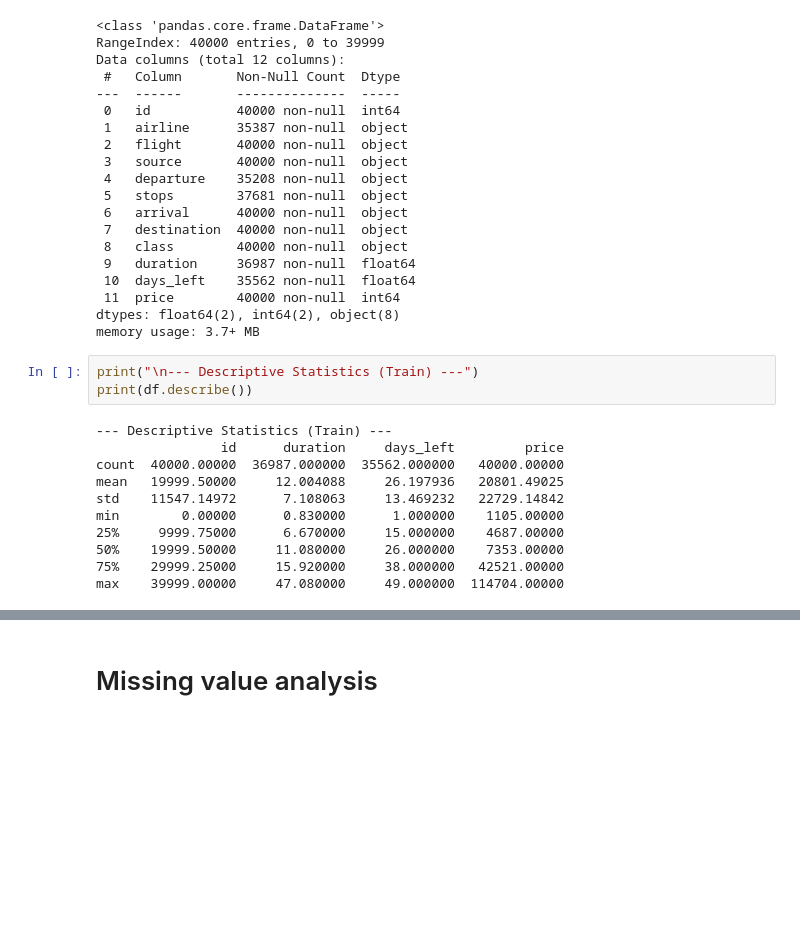
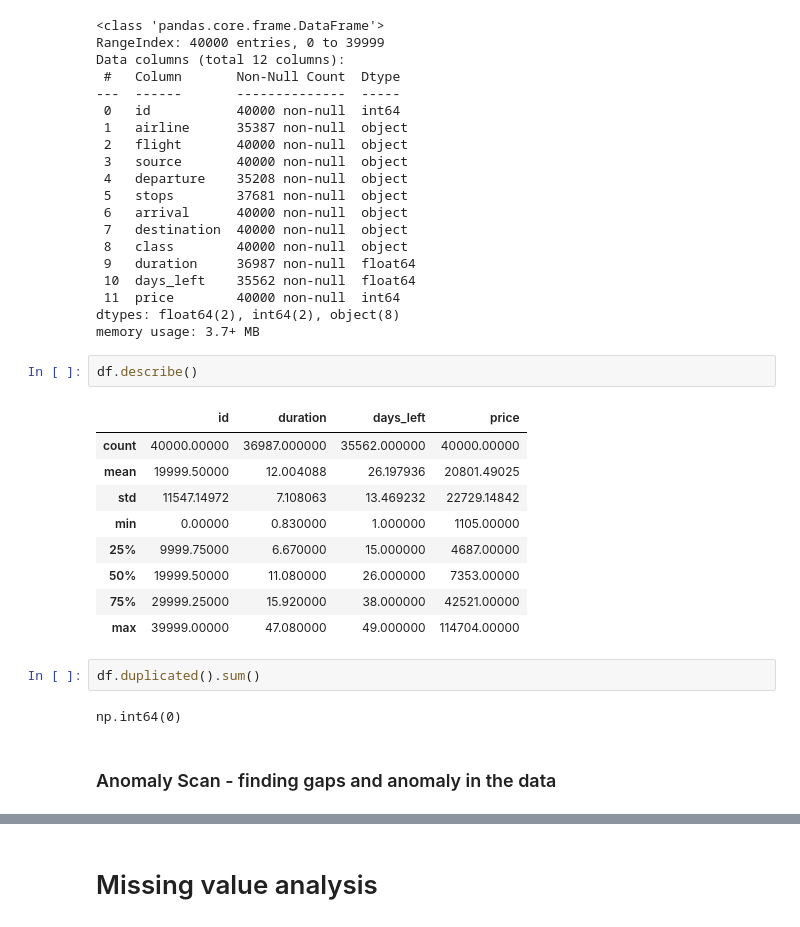
Before and after one commit to satyaiitm/Flight-Ticket-Price-Prediction-ML, a Jupyter notebook: notebooks/EDA.ipynb, the cells around one changed output, grey strips where cells are left out. Saved outputs shown, nothing was run; the diff lists cells and outputs as text; blank space fills up the shorter version.

Commit message:
clean data, eda

```diff
--- a/notebooks/EDA.ipynb
+++ b/notebooks/EDA.ipynb
@@ -42,16 +42,20 @@ Data columns (total 12 columns):
 dtypes: float64(2), int64(2), object(8)
 memory usage: 3.7+ MB
 # %%
-print("\n--- Descriptive Statistics (Train) ---")
-print(df.describe())
+df.describe()
 # %% [output]
---- Descriptive Statistics (Train) ---
-                id      duration     days_left         price
-count  40000.00000  36987.000000  35562.000000   40000.00000
-mean   19999.50000     12.004088     26.197936   20801.49025
-std    11547.14972      7.108063     13.469232   22729.14842
-min        0.00000      0.830000      1.000000    1105.00000
-25%     9999.75000      6.670000     15.000000    4687.00000
-50%    19999.50000     11.080000     26.000000    7353.00000
-75%    29999.25000     15.920000     38.000000   42521.00000
-max    39999.00000     47.080000     49.000000  114704.00000
+|  | id | duration | days_left | price |
+| count | 40000.00000 | 36987.000000 | 35562.000000 | 40000.00000 |
+| mean | 19999.50000 | 12.004088 | 26.197936 | 20801.49025 |
+| std | 11547.14972 | 7.108063 | 13.469232 | 22729.14842 |
+| min | 0.00000 | 0.830000 | 1.000000 | 1105.00000 |
+| 25% | 9999.75000 | 6.670000 | 15.000000 | 4687.00000 |
+| 50% | 19999.50000 | 11.080000 | 26.000000 | 7353.00000 |
+| 75% | 29999.25000 | 15.920000 | 38.000000 | 42521.00000 |
+| max | 39999.00000 | 47.080000 | 49.000000 | 114704.00000 |
+# %%
+df.duplicated().sum()
+# %% [output]
+np.int64(0)
+# %% [markdown]
+### Anomaly Scan - finding gaps and anomaly in the data
```
Also changed, not shown: parts of 3 cells of this notebook, 9 other files.
